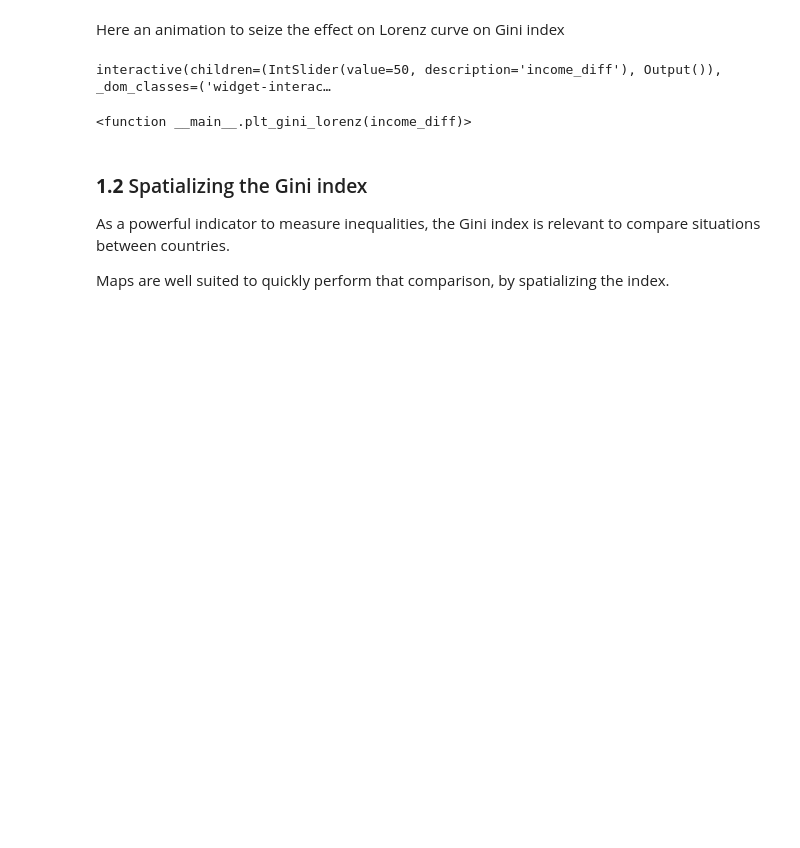
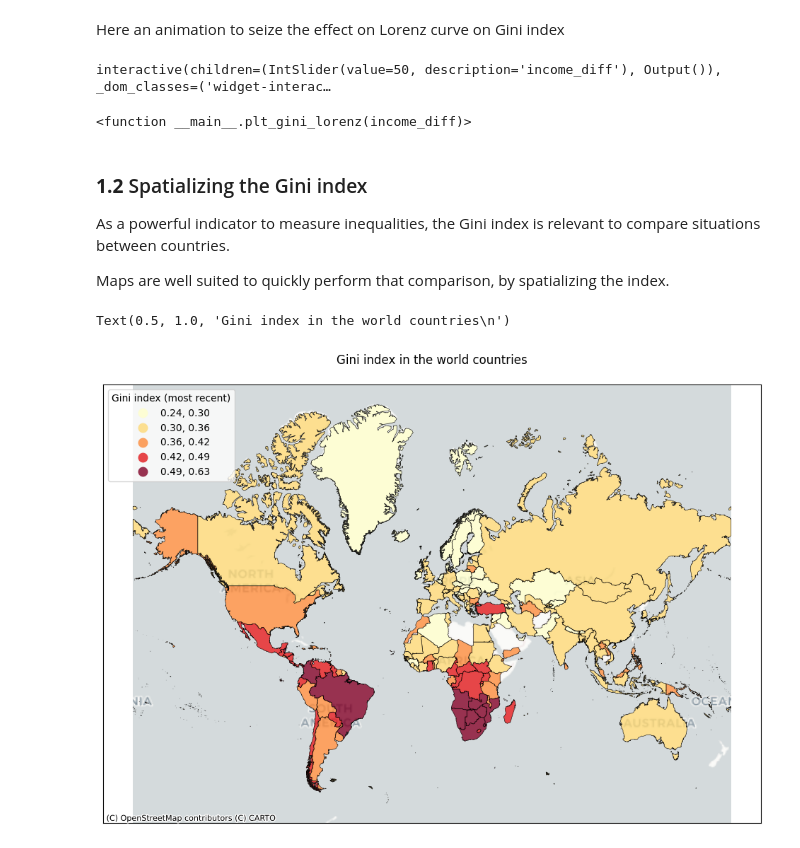
Before and after one commit to gowestmen/mini_prj_sdg, a Jupyter notebook: test.ipynb, the cells around one changed output. Saved outputs shown, nothing was run; the diff lists cells and outputs as text; code cells hidden in the pictures; blank space fills up the shorter version.

```diff
--- a/test.ipynb
+++ b/test.ipynb
@@ -130,3 +134,21 @@ interactive(children=(IntSlider(value=50, description='income_diff'), Output()),
 As a powerful indicator to measure inequalities, the Gini index is relevant to compare situations between countries.
 
 Maps are well suited to quickly perform that comparison, by spatializing the index.
+# %%
+# Create a simple choroplete map and display it
+gini_world = gp.read_file("data/gini_world.geojson") #load the data (i.e world country with an 'gini_index' column)
+
+ax = gini_world.plot(linewidth=0.5, zorder = 1, cmap = 'YlOrRd',
+                     edgecolor = 'black', column = 'gini_index', legend = True,
+                     alpha = 0.8, scheme='FisherJenks',
+                     legend_kwds ={'loc':'upper left','title': 'Gini index (most recent)'}, figsize= (12,12)) # thematic layer
+
+# optional elements
+ax.axes.get_xaxis().set_visible(False) #remove x axis
+ax.axes.get_yaxis().set_visible(False) #remove y axis
+
+ctx.add_basemap(ax,source=ctx.providers.CartoDB.Positron) #basemap
+plt.title('Gini index in the world countries\n') #title
+# %% [output]
+Text(0.5, 1.0, 'Gini index in the world countries\n')
+[figure, added]
```
Also changed, not shown: parts of 3 cells of this notebook, 1 other file.
